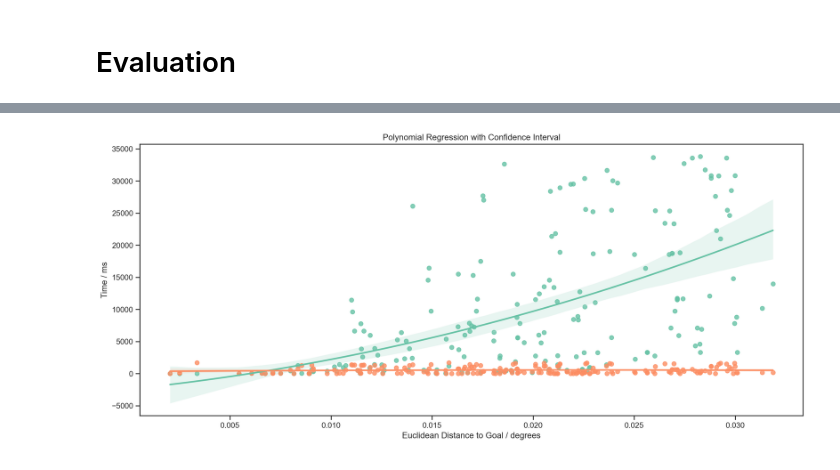
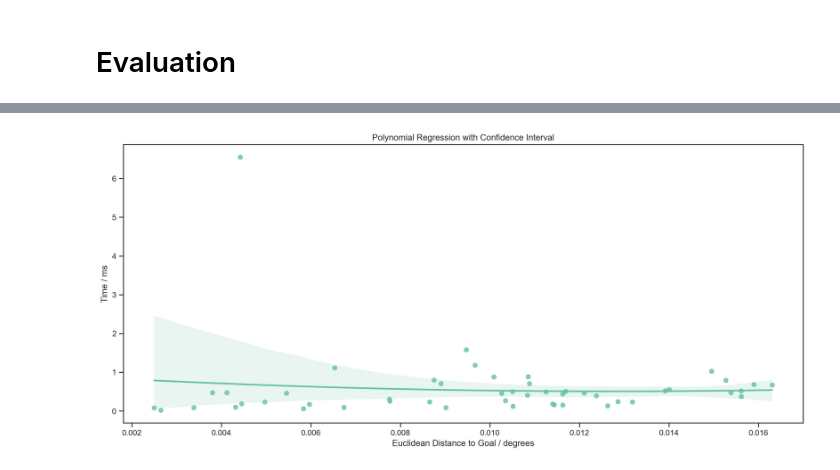
Before and after one commit to Hal609/AIP_map_search, a Jupyter notebook: map_search.ipynb, the cells around one changed output, grey strips where cells are left out. Cells and saved outputs as stored; diff of their text form; code cells hidden in the pictures.

```diff
--- a/map_search.ipynb
+++ b/map_search.ipynb
@@ -152,7 +160,7 @@ def format_time(seconds):
     return time.strftime("%H:%M:%S", time.gmtime(seconds))
 # %%
 class SearchClass:
-    def __init__(self, start_node, destination_node, heuristic_func=lambda f: f):
+    def __init__(self, start_node, destination_node, heuristic_func=None):
         self.start = start_node
         self.destination = destination_node
         self.done = False
@@ -162,13 +170,15 @@ class SearchClass:
 
         self.current_node = start_node
 
-        self.heuristic_dict = {}
+        self.heuristic_dict = {start_node: heuristic_func(start_node, destination_node)} if heuristic_func is not None else {}
         self.heuristic_func = heuristic_func
 
     def reset(self):
+        self.closed = []
         self.done = False
+        self.heuristic_dict = {self.start: self.heuristic_func(self.start, self.destination)} if self.heuristic_func is not None else {}
         self.open = [self.start]
-        self.closed = []
+        self.current_node = self.start
 
     def run_search(self, search_type):
         while not self.done:
@@ -176,7 +186,7 @@ class SearchClass:
 
     def search_step(self, search_type):
         next_node = self.pick_node(search_type)
-        self.heuristic_dict[next_node] = self.heuristic_func(next_node)
+        if self.heuristic_func is not None: self.heuristic_dict[next_node] = self.heuristic_func(next_node, self.destination)
         self.done = (next_node == self.destination)
         self.open.extend([Node(node_id, parent=next_node) for node_id in adj_dict[next_node.node_id] if Node(node_id) not in self.closed])
         self.closed.append(next_node)
@@ -189,6 +199,9 @@ class SearchClass:
             return self.open.pop(-1)
         if search_type == "bfs":
             return self.open.pop(0)
+        if search_type == "a_star":
+            self.open.sort(key=lambda node: self.heuristic_dict[node] if node in self.heuristic_dict.keys() else self.heuristic_func(node, self.destination))
+            return self.open.pop(0)
 
     def calc_path_time(self, path):
         time = 0
@@ -199,7 +212,7 @@ class SearchClass:
     def describe_path(self, path):
         path_list = []
         for i in range(len(path) - 1):
-            path_list.append(gdf_edges.xs(path[i], level="u").xs(path[i + 1], level="v")["name"].item())
+            path_list.append(str(gdf_edges.xs(path[i], level="u").xs(path[i + 1], level="v")["name"].item()))
         return pd.Series(path_list).unique()
 # %%
 class SearchClass(SearchClass):
@@ -296,4 +320,10 @@ searcher = SearchClass(start_node, destination_node)
 # %%
+searcher = SearchClass(start_node, destination_node, heuristic_func=manhattan_distance)
+
 searcher.run_search(search_type="bfs")
 searcher.display_final()
+
+searcher.reset()
+searcher.run_search(search_type="a_star")
+searcher.display_final()
 # %% [output]
@@ -392,2 +426,2 @@ for i in range(n_trials):
 # %%
-results_df = pd.read_csv("dfs_bfs_200_times_pc.csv")
+results_df #= pd.read_csv("dfs_bfs_200_times_pc.csv")
@@ -394,24 +446,12 @@ results_df = pd.read_csv("dfs_bfs_200_times_pc.csv")
 # %%
-sns.regplot(
-    data=results_df.loc[results_df["Algorithm"]=="BFS"],
-    x="Distance",
-    y="Time",
-    order=2,  # Degree of polynomial
-    ci=95,    # Confidence interval percentage
-)
-
-sns.regplot(
-    data= results_df.loc[results_df["Algorithm"]=="DFS"],
-    x="Distance",
-    y="Time",
-    order=2,  # Degree of polynomial
-    ci=95,    # Confidence interval percentage
-)
+# sns.regplot(results_df, x="Distance", y="BFS_Time", order=2, ci=95)
+# sns.regplot(results_df, x="Distance", y="DFS_Time", order=2, ci=95)
+sns.regplot(results_df, x="Distance", y="A_Star_Time", order=2, ci=95)
 
 # Customize the plot
 plt.xlabel("Euclidean Distance to Goal / degrees")
 plt.ylabel("Time / ms")
 plt.title("Polynomial Regression with Confidence Interval")
 plt.show()
 # %% [output]
-[figure, old version]
+[figure, new version]
```
Also changed, not shown: parts of 16 cells of this notebook, 3 other files.
